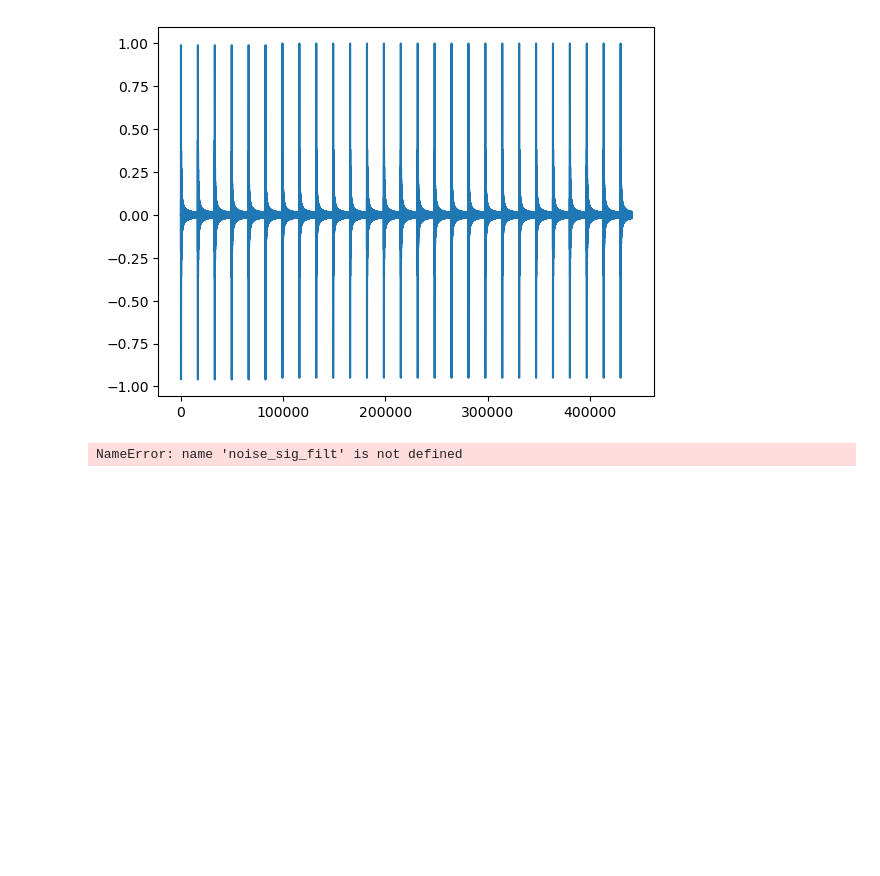
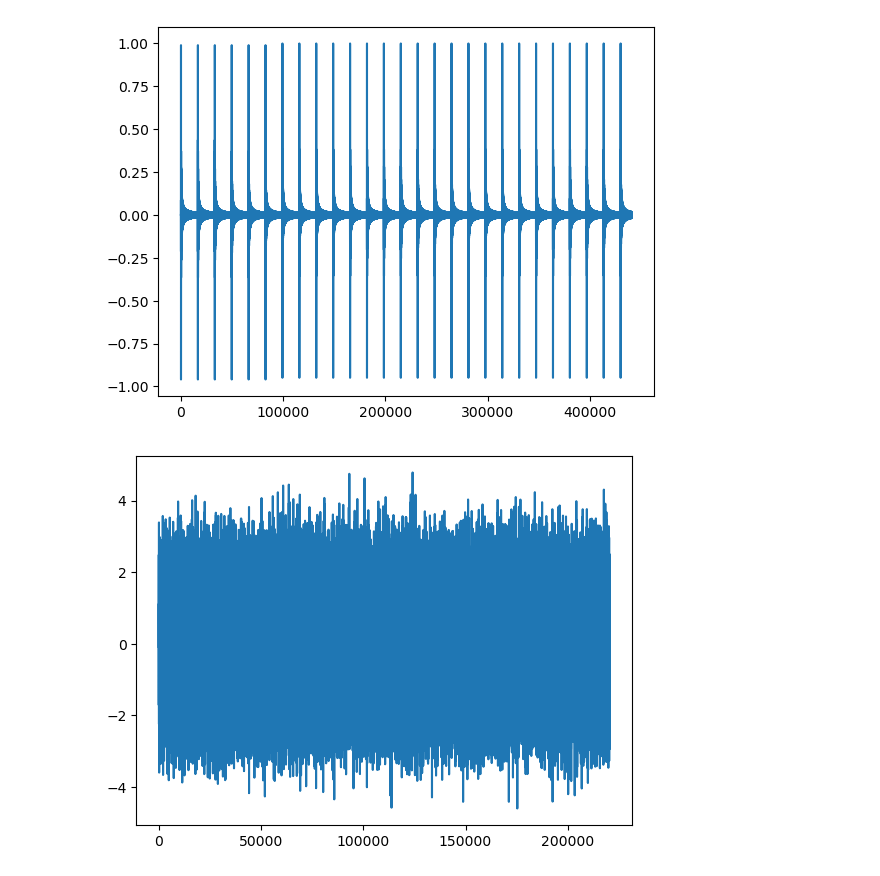
Before and after one commit to fullstacksandbox23/reveal_dtu_learn, a Jupyter notebook: revealjs/DTU-22051/py/canidothat/canidothat_allpole_soundeffect.ipynb, the cells around one changed output. Drawn from its saved outputs; the diff is of its cells as text; code cells hidden in the pictures; blank space fills up the shorter version.

```diff
--- a/revealjs/DTU-22051/py/canidothat/canidothat_allpole_soundeffect.ipynb
+++ b/revealjs/DTU-22051/py/canidothat/canidothat_allpole_soundeffect.ipynb
@@ -144,31 +144,41 @@ write("../../wav/canidothat_allpass_train.wav", fs, pulse_train_filt.astype(np.i
 # AP filtering with noise and chirp
 
 # Generate noise and chirp
 noise_sig = np.random.normal(0,1, fs*5)
 
 t = np.linspace(0, 5, int(fs * 5))  # Time vector
 chirp_sig = chirp(t, f0=100, f1=5000, t1=5, method='linear')
 
 noise_sig_filt = lfilter(B,A, noise_sig)
 chirp_sig_filt = lfilter(B,A, chirp_sig)
+
+plt.plot(noise_sig_filt)
 
 # iterate thorough convolutions
 nr_iter = 500
 kk = 1
 while kk < nr_iter:
     noise_sig_filt = lfilter(B,A, noise_sig_filt)
     noise_sig_filt = noise_sig_filt/np.max(noise_sig_filt)
 
     chirp_sig_filt = lfilter(B,A, chirp_sig_filt)
     chirp_sig_filt = chirp_sig_filt/np.max(chirp_sig_filt)
 
     kk+=1
 
 
+# normalize to 16 bit
+noise_sig = noise_sig/np.max(noise_sig)*amplitude*.8
+chirp_sig = chirp_sig/np.max(chirp_sig)*amplitude*.8
+
+noise_sig_filt = noise_sig_filt/np.max(noise_sig_filt)*amplitude*.8
+chirp_sig_filt = chirp_sig_filt/np.max(chirp_sig_filt)*amplitude*.8
+
+
 write("../../wav/canidothat_noise.wav", fs, noise_sig.astype(np.int16))
 write("../../wav/canidothat_allpass_noise.wav", fs, noise_sig_filt.astype(np.int16))
 
 write("../../wav/canidothat_chirp.wav", fs, chirp_sig.astype(np.int16))
 write("../../wav/canidothat_allpass_chirp.wav", fs, chirp_sig_filt.astype(np.int16))
 # %% [output]
-NameError: name 'noise_sig_filt' is not defined
+[figure, added]
```
Also changed, not shown: 7 other files.
